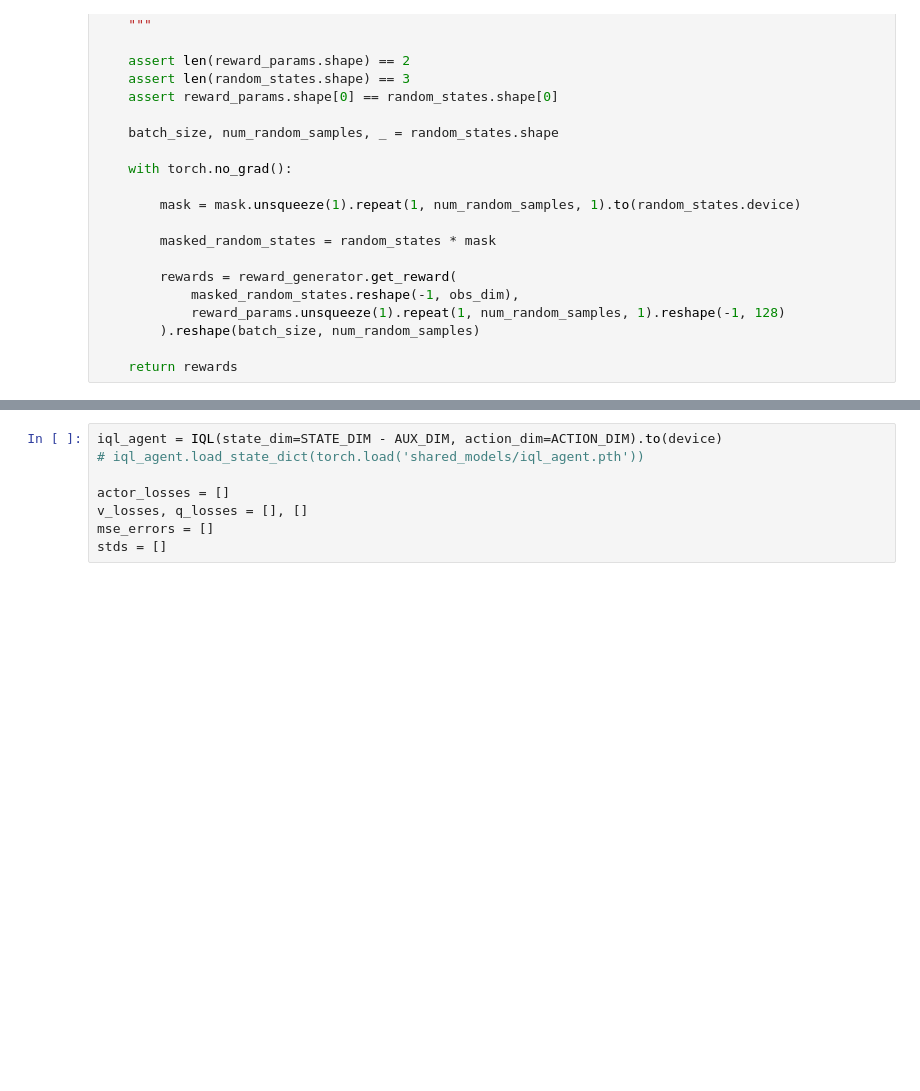
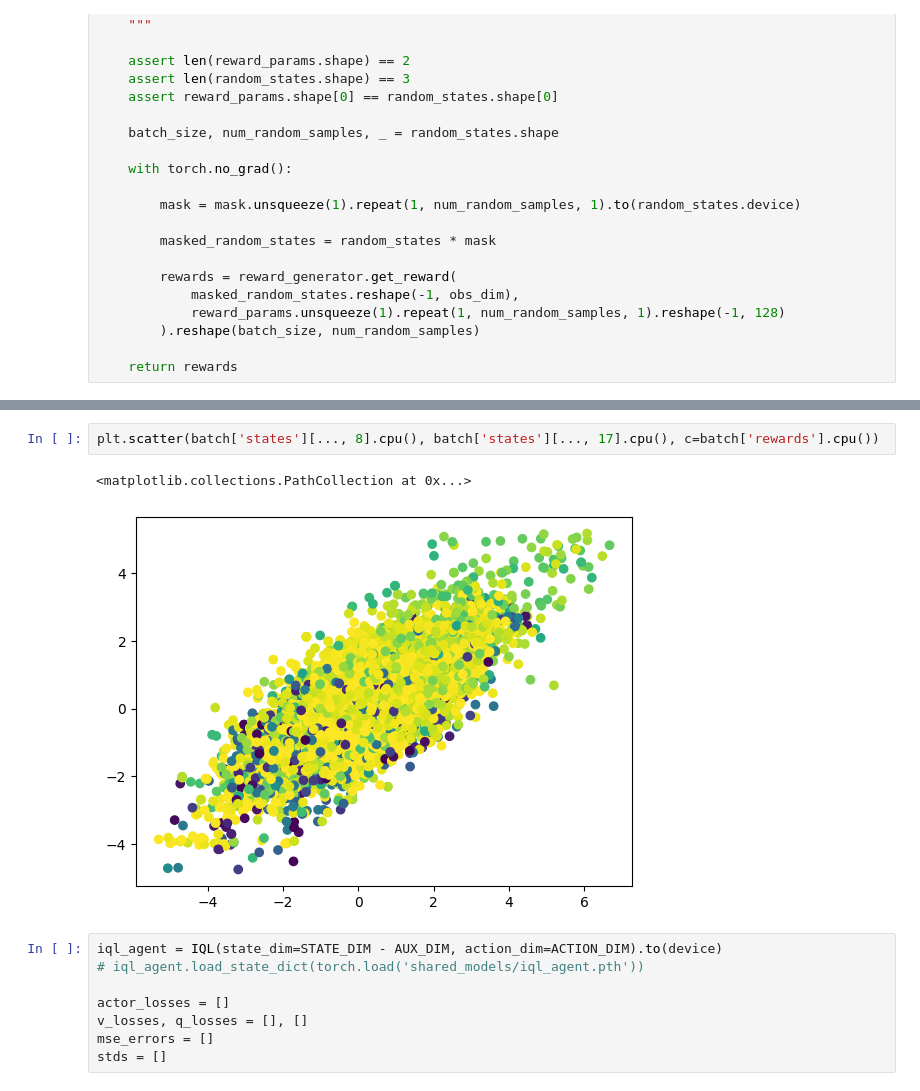
Before and after one commit to TheSun00000/fre_experiments, a Jupyter notebook: offline_fre+dmc+topk_trajectories.ipynb, the cells around one changed output, grey strips where cells are left out. Saved outputs shown, nothing was run; the diff lists cells and outputs as text; blank space fills up the shorter version.

```diff
--- a/offline_fre+dmc+topk_trajectories.ipynb
+++ b/offline_fre+dmc+topk_trajectories.ipynb
@@ -1449,3 +1438,8 @@ def get_iql_training_data(batch_size, num_states, in_target_states_ratio, topk,
+# %%
+plt.scatter(batch['states'][..., 8].cpu(), batch['states'][..., 17].cpu(), c=batch['rewards'].cpu())
+# %% [output]
+<matplotlib.collections.PathCollection at 0x...>
+[figure, added]
 # %%
 iql_agent = IQL(state_dim=STATE_DIM - AUX_DIM, action_dim=ACTION_DIM).to(device)
 # iql_agent.load_state_dict(torch.load('shared_models/iql_agent.pth'))
```
Also changed, not shown: parts of 12 cells of this notebook, 19 other files.
